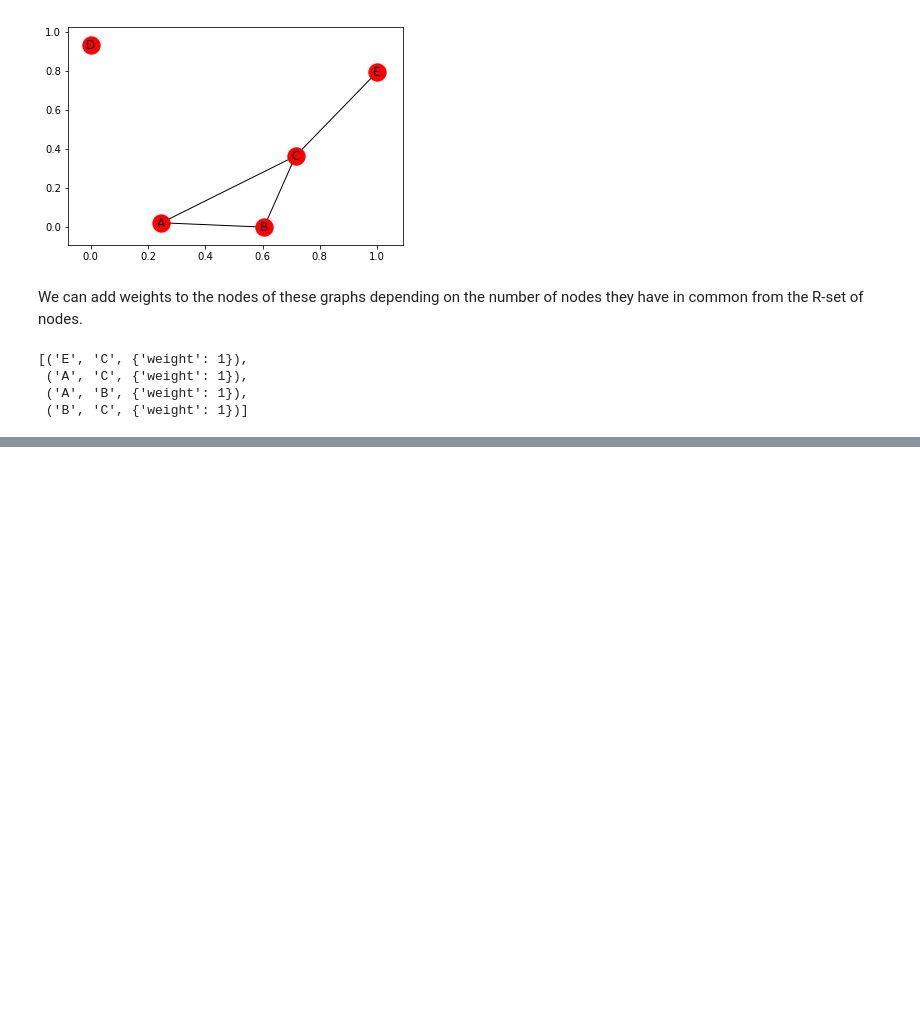
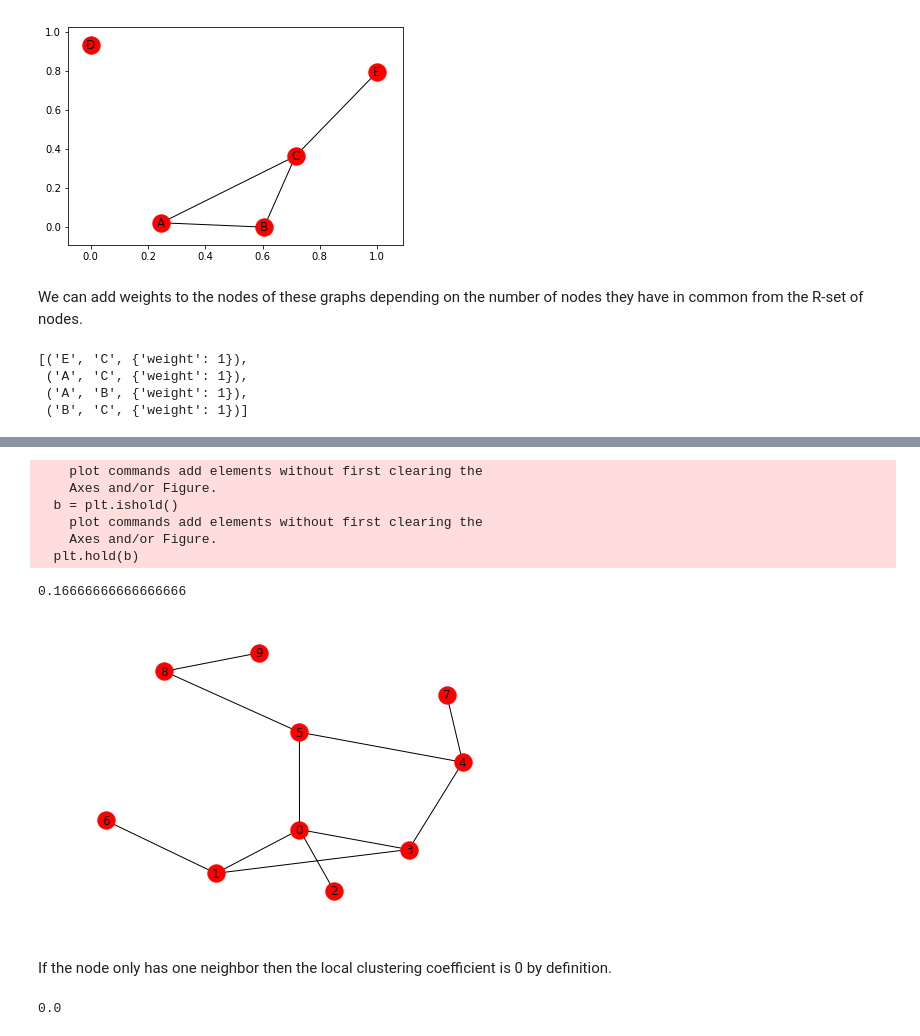
Before and after one commit to mujahed85/data-science-and-machine-learning-in-python, a Jupyter notebook: networkx/networkx.ipynb, the cells around one changed output, grey strips where cells are left out. Cells and saved outputs as stored; diff of their text form; code cells hidden in the pictures; blank space fills up the shorter version.

Commit message:
Clustering

```diff
--- a/networkx/networkx.ipynb
+++ b/networkx/networkx.ipynb
@@ -310,0 +318,19 @@ lproject.edges(data=True)
+# %%
+nx.draw(G4, with_labels = True)
+G4.nodes()
+nx.clustering(G4, '0')
+# %% [output]
+    plot commands add elements without first clearing the
+    Axes and/or Figure.
+  b = plt.ishold()
+    plot commands add elements without first clearing the
+    Axes and/or Figure.
+  plt.hold(b)
+0.16666666666666666
+[figure, added]
+# %% [markdown]
+If the node only has one neighbor then the local clustering coefficient is 0 by definition.
+# %%
+nx.clustering(G4, '9')
+# %% [output]
+0.0
```
Also changed, not shown: parts of 5 cells of this notebook.
